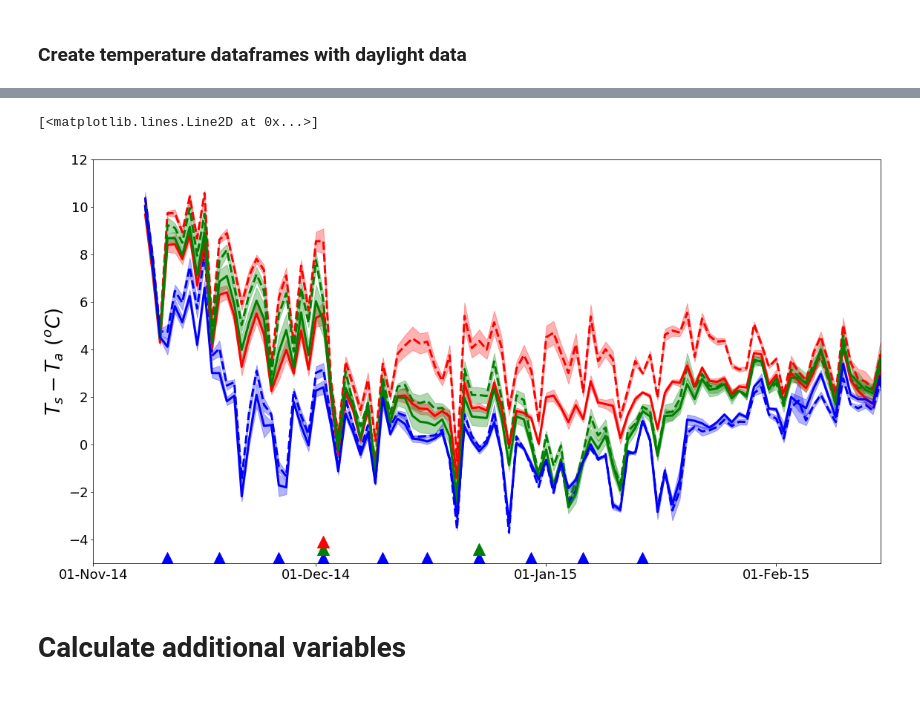
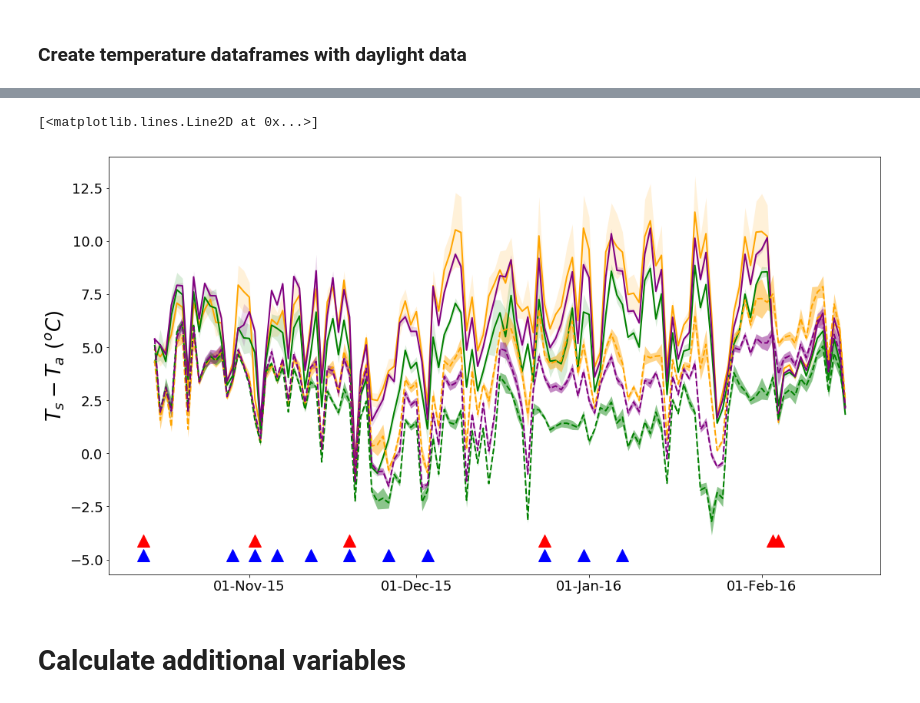
Before and after one commit to HamishBrownPFR/CropWaterAnalysis, a Jupyter notebook: Wheat/TempAndRadnDFSetUp.ipynb, the cells around one changed output, grey strips where cells are left out. Saved outputs shown, nothing was run; the diff lists cells and outputs as text; code cells hidden in the pictures.

```diff
--- a/Wheat/TempAndRadnDFSetUp.ipynb
+++ b/Wheat/TempAndRadnDFSetUp.ipynb
@@ -161,40 +119,22 @@ HighIrrigIndex = pd.to_datetime(['2014-11-11 00:00:00',
-# %%
-Graph = plt.figure(figsize=(19,10))
-fig = Graph.add_subplot(1,1,1)
-Cultivars = ['Dash','Omaka']
-Irrigations = ['Low','Mid','High']
-colors = ['r','g','b']
-cultColors = ['w','w','r','b']
-irrigColors = ['r','g','b','r','g','b']
-cultLines = ['--','--','--','-','-','-']
-alphas = [0.2,0.3]
-
-TsTaData = DayTimeTempDiff.loc['2014-11-7':].resample('d').mean()
-CulPos = 0
-for Cul in Cultivars:
-    IrrPos = 0
-    for Irr in Irrigations:
-        Ind = TsTaData.loc[:,(Cul,Irr)].index
-        Med = TsTaData.loc[:,(Cul,Irr)].mean(axis=1)
-        SEM = TsTaData.loc[:,(Cul,Irr)].std(axis=1)/np.sqrt(3)
-        Upp = Med + SEM
-        Low = Med - SEM
-        plt.fill_between(Ind,Upp,Low,color = colors[IrrPos],alpha=0.3)
-        plt.plot(Ind,Med,cultLines[CulPos],color=irrigColors[IrrPos],label = Cul + ' ' + Irr, linewidth=3)
-        IrrPos += 1
-        CulPos+=1
-plt.xlim('2014-11-1','2015-02-15')
-plt.ylim(-5,12)
-plt.ylabel('$T_s - T_a$ $(^oC)$', fontsize=26, weight='bold')
-fig.xaxis.set_major_locator(mdates.MonthLocator())
-fig.xaxis.set_major_formatter(mdates.DateFormatter('%d-%b-%y'))
-plt.tick_params(labelsize=18)
-plt.plot(HighIrrigIndex,list(-4.8 for x in range(len(HighIrrigIndex))),'^',c='b',markersize=16)
-plt.plot(MidIrrIndex,[-4.4,-4.4],'^',c='g',markersize=16)
-plt.plot(LowIrrIndex,[-4.1],'^',c='r',markersize=16)
-# %% [output]
-[<matplotlib.lines.Line2D at 0x...>]
-[figure, removed]
+# %%
+DrylandIndex = pd.to_datetime(['2015-10-13', '2015-11-02', '2015-11-19', '2015-12-24',
+               '2016-02-03', '2016-02-04'])
+HighIrrigIndex = pd.to_datetime(['2015-10-13', '2015-10-29', '2015-11-02', '2015-11-06',
+               '2015-11-12', '2015-11-19', '2015-11-26', '2015-12-03',
+               '2015-12-24', '2015-12-31', '2016-01-07'])
+# %%
+Graph = plt.figure(figsize=(18,10))
+ax = Graph.add_subplot(1,1,1)
+GH.AddIndexedPlotWithSEM(Data.loc[DaylightIndex,'TsTa'].resample('D').mean(),ax,GPs,2)
+plt.ylabel('$T_s - T_a$ $(^oC)$', fontsize=26, weight='bold')
+ax.xaxis.set_major_locator(mdates.MonthLocator())
+ax.xaxis.set_major_formatter(mdates.DateFormatter('%d-%b-%y'))
+ax.tick_params(labelsize=18)
+ax.plot(HighIrrigIndex,list(-4.8 for x in range(len(HighIrrigIndex))),'^',c='b',markersize=16)
+ax.plot(DrylandIndex,list(-4.1 for x in range(len(DrylandIndex))),'^',c='r',markersize=16)
+# %% [output]
+[<matplotlib.lines.Line2D at 0x...>]
+[figure, added]
 # %%
 DayTimeMeanTempDiff.to_pickle('.\DataFrames\DayTimeMeanSurfaceTemp.pkl')
 # %% [markdown]
```
Also changed, not shown: parts of 20 cells of this notebook, 3 other files.
